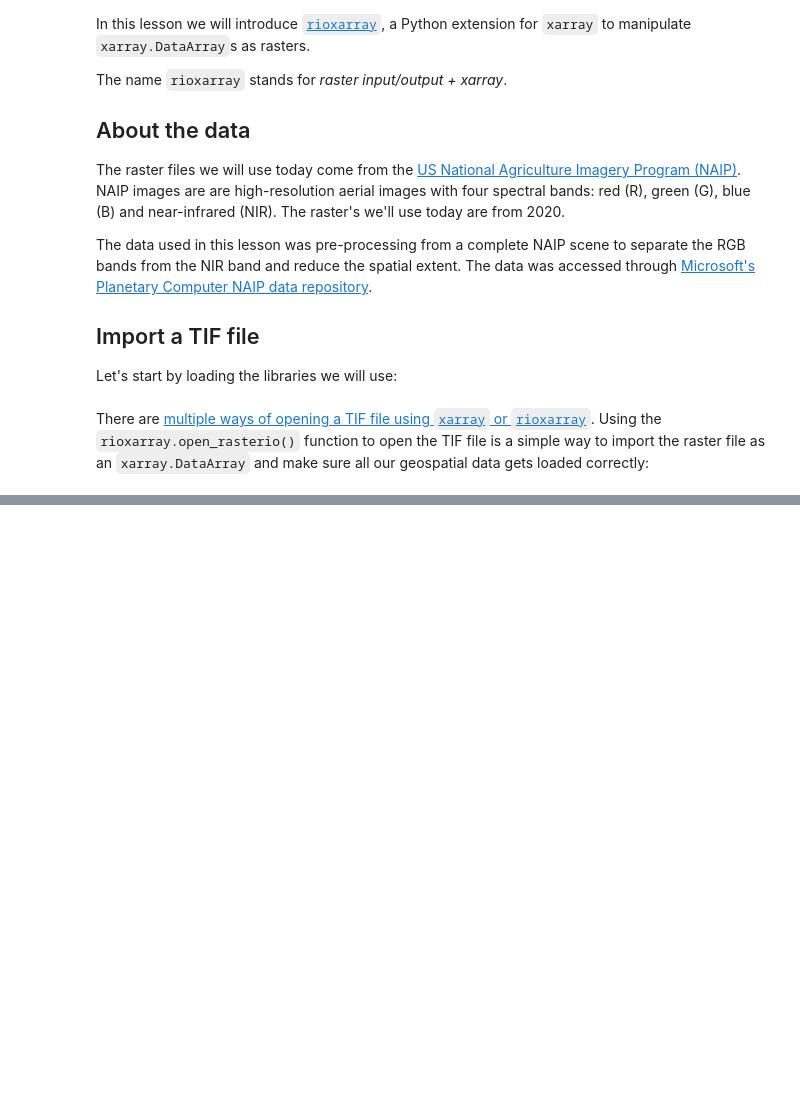
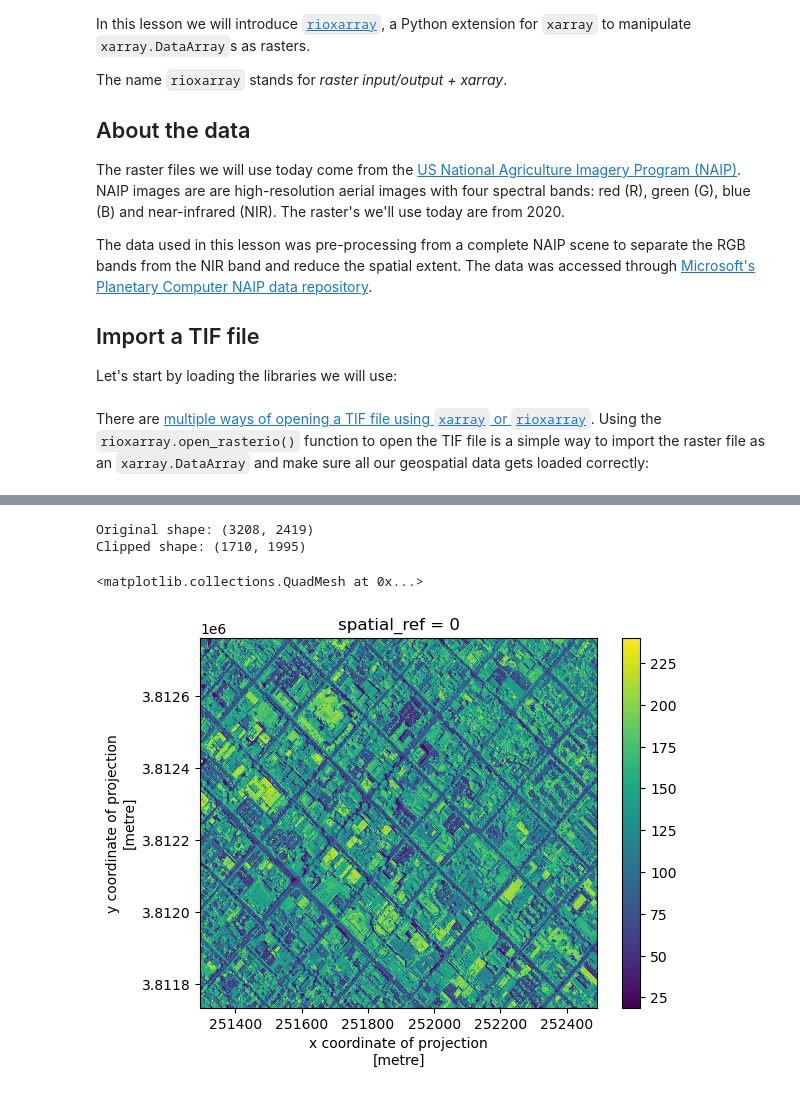
Before and after one commit to cllorey/eds220-in-class, a Jupyter notebook: week-8-rioxarray-STUDENTS.ipynb, the cells around one changed output, grey strips where cells are left out. Cells and saved outputs as stored; diff of their text form; code cells hidden in the pictures; blank space fills up the shorter version.

```diff
--- a/week-8-rioxarray-STUDENTS.ipynb
+++ b/week-8-rioxarray-STUDENTS.ipynb
@@ -28,0 +221,13 @@ root = os.path.join('/',
+# %%
+nir_small = nir.rio.clip_box(*aoi.total_bounds)
+# %%
+# Examine clipped data
+print('Original shape:', nir.shape)
+print('Clipped shape:', nir_small.shape)
+
+nir_small.plot()
+# %% [output]
+Original shape: (3208, 2419)
+Clipped shape: (1710, 1995)
+<matplotlib.collections.QuadMesh at 0x...>
+[figure, added]
```
Also changed, not shown: parts of 26 cells of this notebook.
